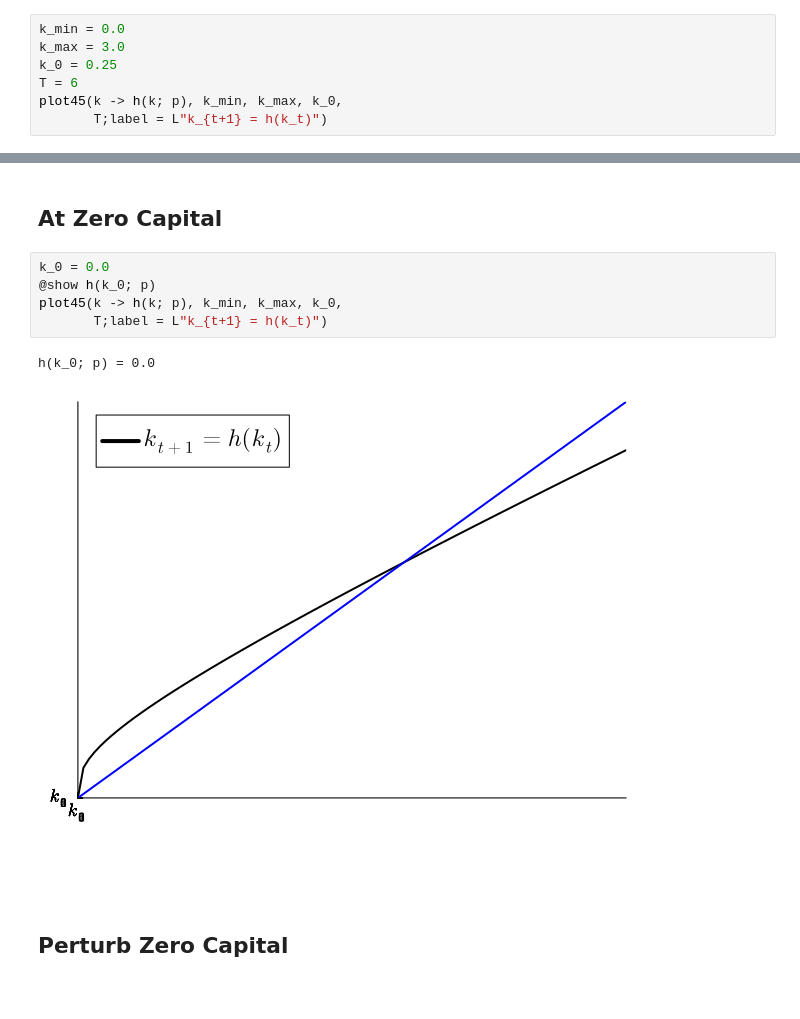
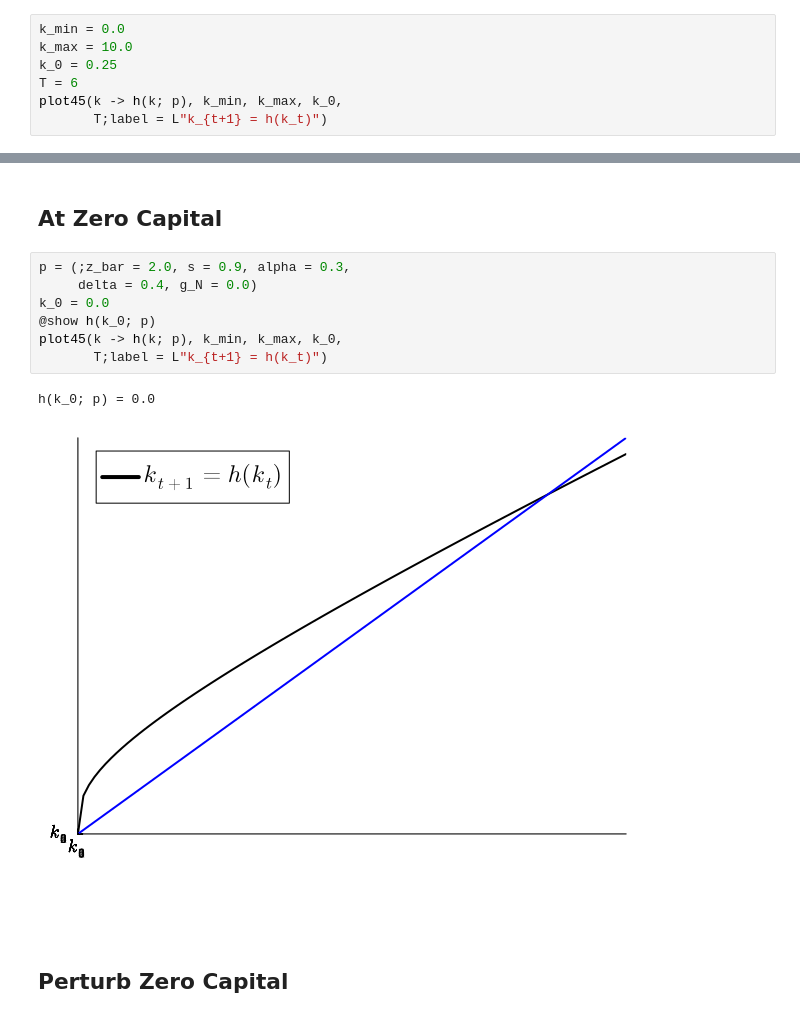
Before and after one commit to talyghert/undergrad_computational_macro_notebooks, a Jupyter notebook: slides/deterministic_dynamics.ipynb, the cells around one changed output, grey strips where cells are left out. Drawn from its saved outputs; the diff is of its cells as text.

```diff
--- a/slides/deterministic_dynamics.ipynb
+++ b/slides/deterministic_dynamics.ipynb
@@ -457,7 +465,7 @@ h(0.0; p) = 0.0
 ## 45 Degree Diagram for Solow
 # %%
 k_min = 0.0
-k_max = 3.0
+k_max = 10.0
 k_0 = 0.25
 T = 6
 plot45(k -> h(k; p), k_min, k_max, k_0,
@@ -554,13 +578,15 @@ k_0 = 2.5
 # %% [markdown]
 ## At Zero Capital
 # %%
+p = (;z_bar = 2.0, s = 0.9, alpha = 0.3,
+     delta = 0.4, g_N = 0.0)
 k_0 = 0.0
 @show h(k_0; p)
 plot45(k -> h(k; p), k_min, k_max, k_0,
        T;label = L"k_{t+1} = h(k_t)")
 # %% [output]
 h(k_0; p) = 0.0
-[figure, old version]
+[figure, new version]
 # %% [markdown]
 ## Perturb Zero Capital
 # %%
```
Also changed, not shown: parts of 12 cells of this notebook, 1 other file.
